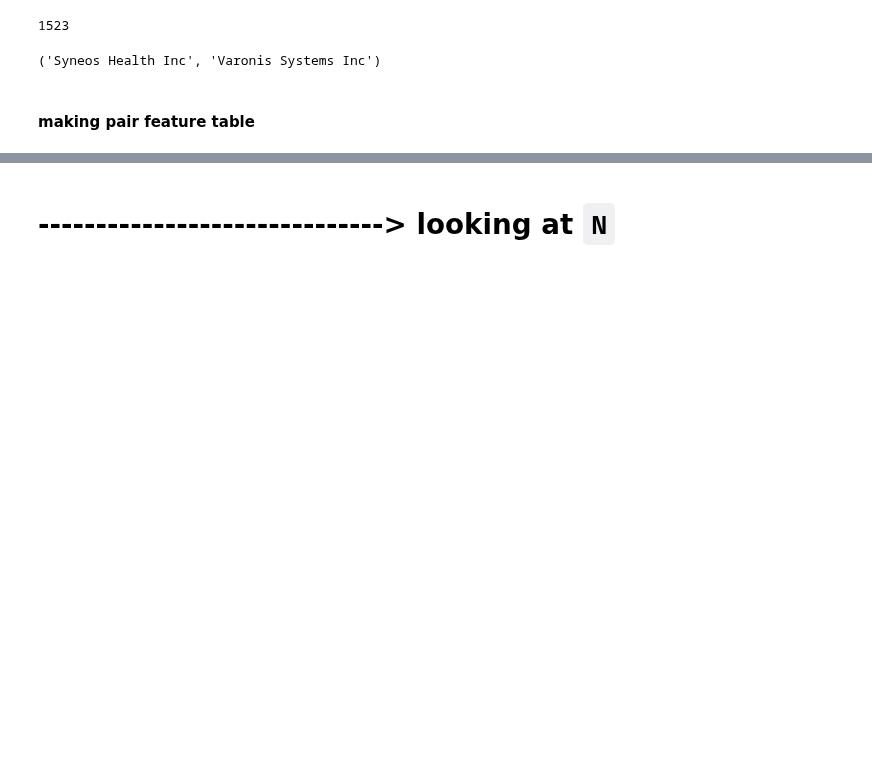
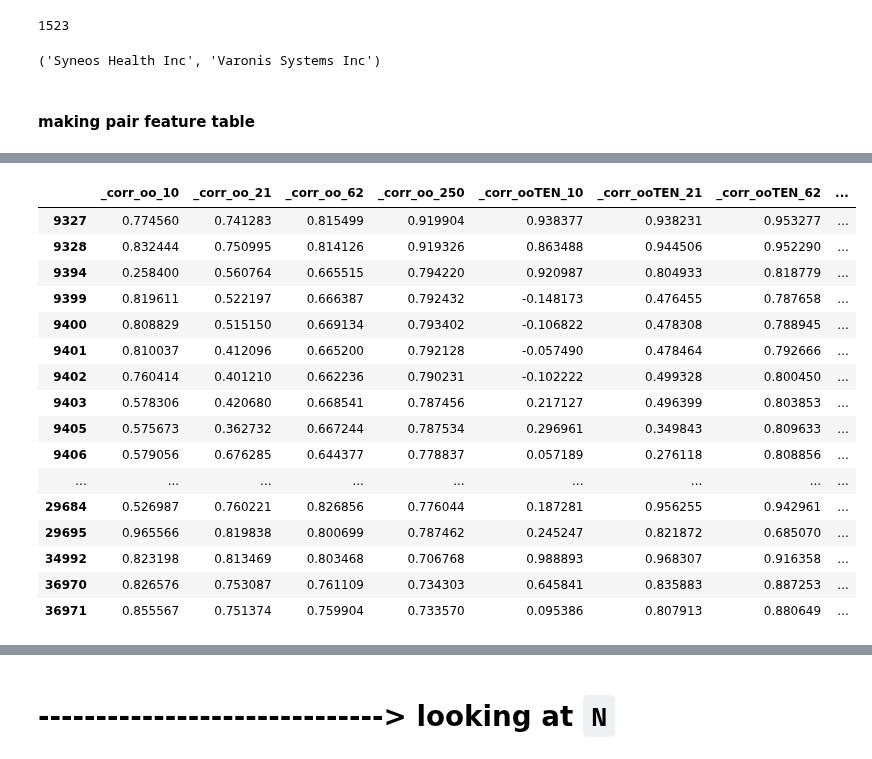
Before and after one commit to yumichael/two-sigma-financial-news, a Jupyter notebook: work/pair.ipynb, the cells around one changed output, grey strips where cells are left out. Drawn from its saved outputs; the diff is of its cells as text; code cells hidden in the pictures; blank space fills up the shorter version.

```diff
--- a/work/pair.ipynb
+++ b/work/pair.ipynb
@@ -220,0 +316,20 @@ AssertionError:
+# %%
+CC[filt]
+# %% [output]
+|  | _corr_oo_10 | _corr_oo_21 | _corr_oo_62 | _corr_oo_250 | _corr_ooTEN_10 | _corr_ooTEN_21 | _corr_ooTEN_62 | ... |
+| 9327 | 0.774560 | 0.741283 | 0.815499 | 0.919904 | 0.938377 | 0.938231 | 0.953277 | ... |
+| 9328 | 0.832444 | 0.750995 | 0.814126 | 0.919326 | 0.863488 | 0.944506 | 0.952290 | ... |
+| 9394 | 0.258400 | 0.560764 | 0.665515 | 0.794220 | 0.920987 | 0.804933 | 0.818779 | ... |
+| 9399 | 0.819611 | 0.522197 | 0.666387 | 0.792432 | -0.148173 | 0.476455 | 0.787658 | ... |
+| 9400 | 0.808829 | 0.515150 | 0.669134 | 0.793402 | -0.106822 | 0.478308 | 0.788945 | ... |
+| 9401 | 0.810037 | 0.412096 | 0.665200 | 0.792128 | -0.057490 | 0.478464 | 0.792666 | ... |
+| 9402 | 0.760414 | 0.401210 | 0.662236 | 0.790231 | -0.102222 | 0.499328 | 0.800450 | ... |
+| 9403 | 0.578306 | 0.420680 | 0.668541 | 0.787456 | 0.217127 | 0.496399 | 0.803853 | ... |
+| 9405 | 0.575673 | 0.362732 | 0.667244 | 0.787534 | 0.296961 | 0.349843 | 0.809633 | ... |
+| 9406 | 0.579056 | 0.676285 | 0.644377 | 0.778837 | 0.057189 | 0.276118 | 0.808856 | ... |
+| ... | ... | ... | ... | ... | ... | ... | ... | ... |
+| 29684 | 0.526987 | 0.760221 | 0.826856 | 0.776044 | 0.187281 | 0.956255 | 0.942961 | ... |
+| 29695 | 0.965566 | 0.819838 | 0.800699 | 0.787462 | 0.245247 | 0.821872 | 0.685070 | ... |
+| 34992 | 0.823198 | 0.813469 | 0.803468 | 0.706768 | 0.988893 | 0.968307 | 0.916358 | ... |
+| 36970 | 0.826576 | 0.753087 | 0.761109 | 0.734303 | 0.645841 | 0.835883 | 0.887253 | ... |
+| 36971 | 0.855567 | 0.751374 | 0.759904 | 0.733570 | 0.095386 | 0.807913 | 0.880649 | ... |
```
Also changed, not shown: parts of 17 cells of this notebook.
